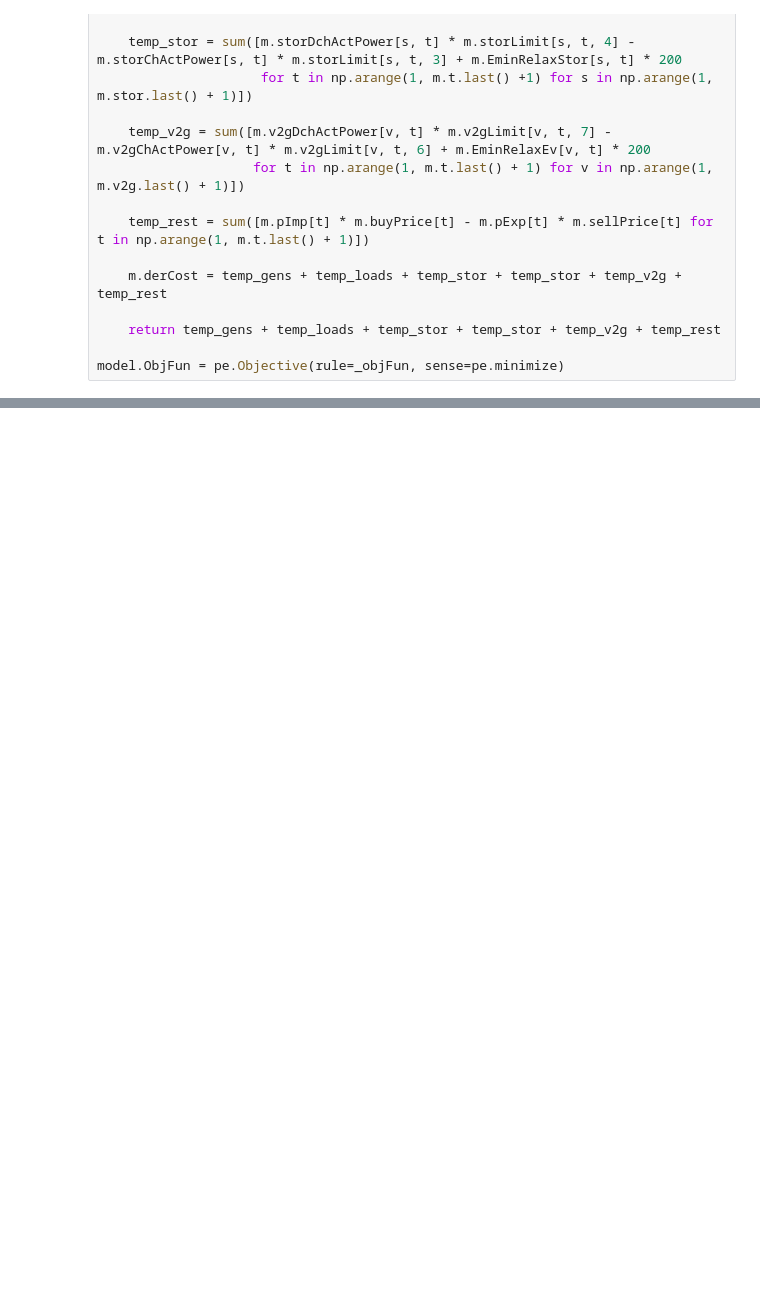
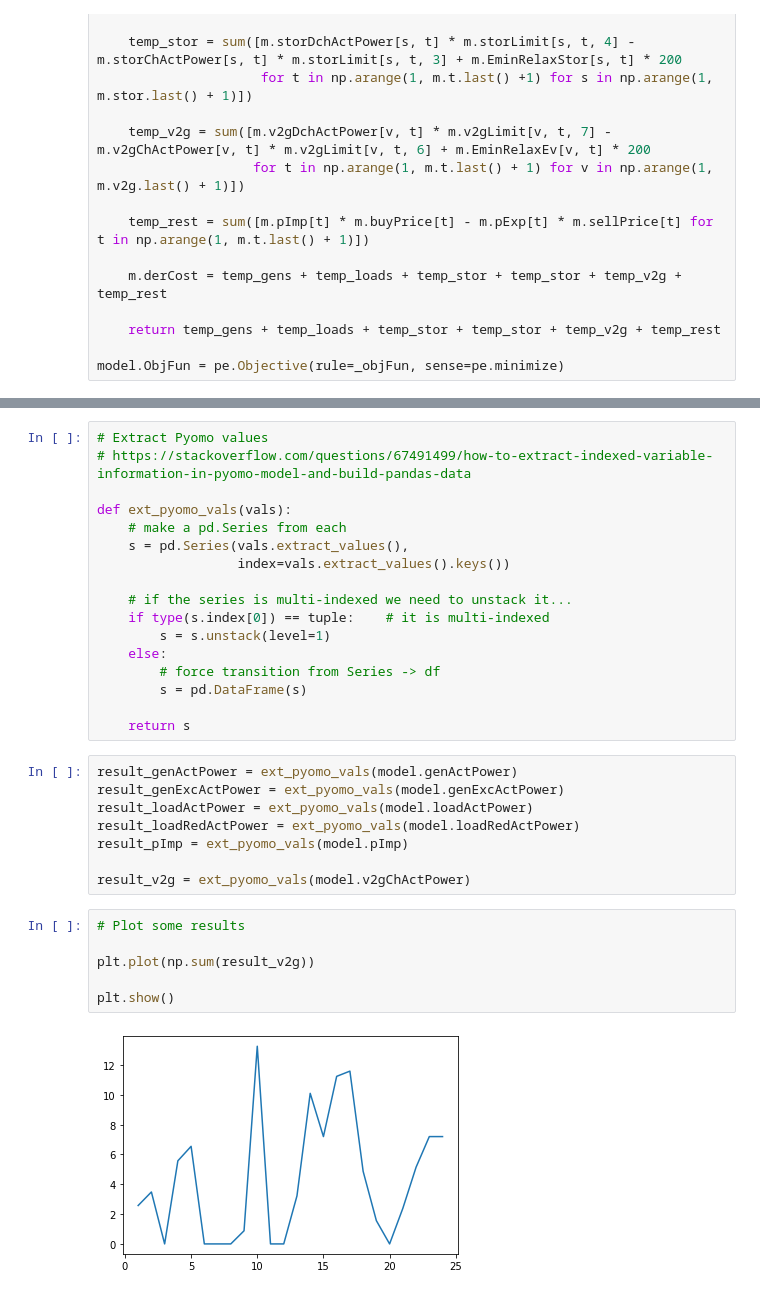
Before and after one commit to ECGomes/eso_project, a Jupyter notebook: pyomo_allConstraints.ipynb, the cells around one changed output, grey strips where cells are left out. Drawn from its saved outputs; the diff is of its cells as text; blank space fills up the shorter version.

Commit message:
Added plotting of results

```diff
--- a/pyomo_allConstraints.ipynb
+++ b/pyomo_allConstraints.ipynb
@@ -676,3 +676,36 @@ Problem:
 Solution:
 - number of solutions: 0
   number of solutions displayed: 0
+# %%
+# Extract Pyomo values
+# https://stackoverflow.com/questions/67491499/how-to-extract-indexed-variable-information-in-pyomo-model-and-build-pandas-data
+
+def ext_pyomo_vals(vals):
+    # make a pd.Series from each
+    s = pd.Series(vals.extract_values(),
+                  index=vals.extract_values().keys())
+
+    # if the series is multi-indexed we need to unstack it...
+    if type(s.index[0]) == tuple:    # it is multi-indexed
+        s = s.unstack(level=1)
+    else:
+        # force transition from Series -> df
+        s = pd.DataFrame(s)
+
+    return s
+# %%
+result_genActPower = ext_pyomo_vals(model.genActPower)
+result_genExcActPower = ext_pyomo_vals(model.genExcActPower)
+result_loadActPower = ext_pyomo_vals(model.loadActPower)
+result_loadRedActPower = ext_pyomo_vals(model.loadRedActPower)
+result_pImp = ext_pyomo_vals(model.pImp)
+
+result_v2g = ext_pyomo_vals(model.v2gChActPower)
+# %%
+# Plot some results
+
+plt.plot(np.sum(result_v2g))
+
+plt.show()
+# %% [output]
+[figure, added]
```
Also changed, not shown: parts of 1 cell of this notebook.
